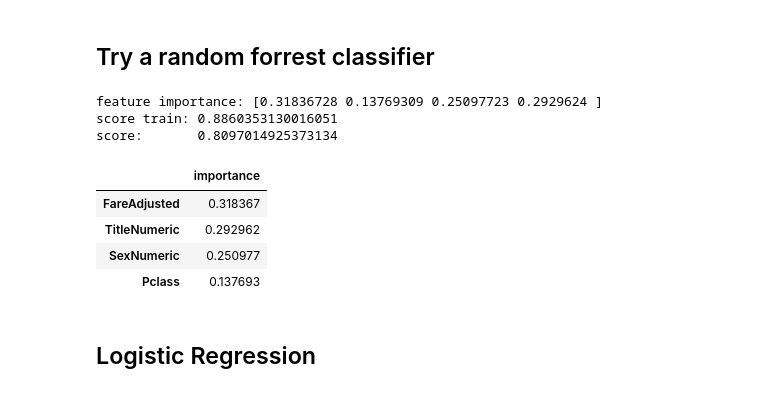
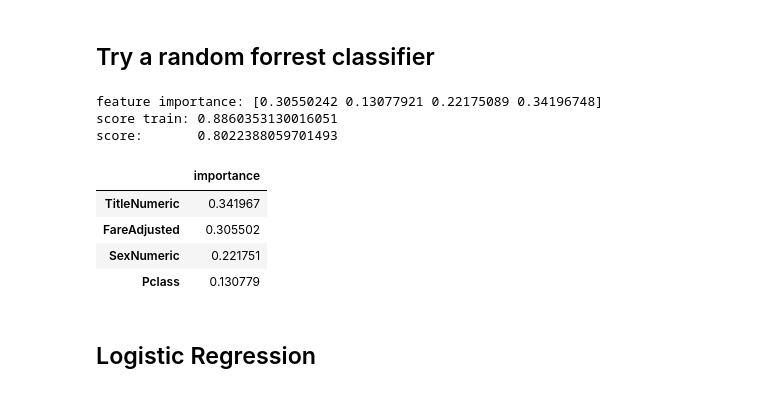
Before and after one commit to osofariu/titanic, a Jupyter notebook: titanic_kernel_ovi.ipynb, the cells around one changed output. Saved outputs shown, nothing was run; the diff lists cells and outputs as text; code cells hidden in the pictures.

```diff
--- a/titanic_kernel_ovi.ipynb
+++ b/titanic_kernel_ovi.ipynb
@@ -206,29 +227,29 @@ Accuracy: 0.8134328358208955
 # %%
 from sklearn.ensemble import RandomForestClassifier
 
 
-rfc = RandomForestClassifier(n_estimators=200, min_samples_leaf=3, max_features=0.5, n_jobs=-1)
+rfc = RandomForestClassifier(n_estimators=180, min_samples_leaf=3, max_features=0.5, n_jobs=-1)
 rfc.fit(X_train,y_train)
 
 print(f'feature importance: {rfc.feature_importances_}')
 print(f'score train: {rfc.score(X_train, y_train)}')
 print(f'score:       {rfc.score(X_test, y_test)}')
 
 
 feature_importances = pd.DataFrame(rfc.feature_importances_,
                                    index = X.columns,
                                     columns=['importance']).sort_values('importance',ascending=False)
 
 feature_importances
 # %% [output]
-feature importance: [0.31836728 0.13769309 0.25097723 0.2929624 ]
+feature importance: [0.30550242 0.13077921 0.22175089 0.34196748]
 score train: 0.8860353130016051
-score:       0.8097014925373134
+score:       0.8022388059701493
 |  | importance |
-| FareAdjusted | 0.318367 |
-| TitleNumeric | 0.292962 |
-| SexNumeric | 0.250977 |
-| Pclass | 0.137693 |
+| TitleNumeric | 0.341967 |
+| FareAdjusted | 0.305502 |
+| SexNumeric | 0.221751 |
+| Pclass | 0.130779 |
 # %% [markdown]
 ## Logistic Regression
 # %%
```
Also changed, not shown: parts of 14 cells of this notebook.
